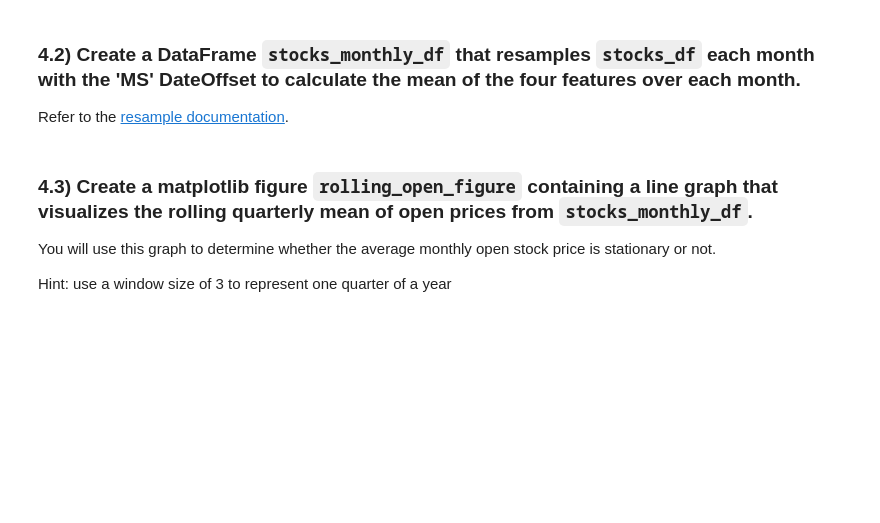
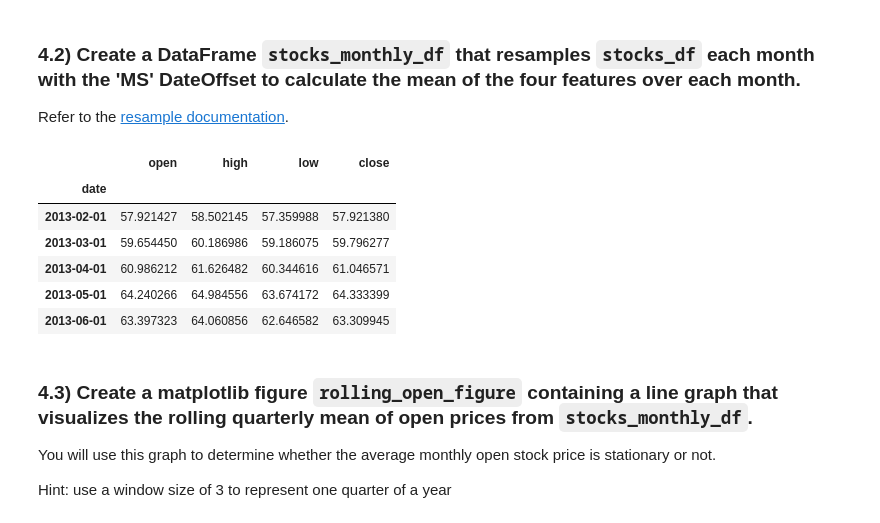
Before and after one commit to mccafj/DS-Live-091922, a Jupyter notebook: Phase4/assessments/Code_Challenge/index.ipynb, the cells around one changed output. Saved outputs shown, nothing was run; the diff lists cells and outputs as text; code cells hidden in the pictures; blank space fills up the shorter version.

```diff
--- a/Phase4/assessments/Code_Challenge/index.ipynb
+++ b/Phase4/assessments/Code_Challenge/index.ipynb
@@ -355,3 +423,13 @@ stocks_monthly_df = None
+# %%
+stocks_monthly_df.head()
+# %% [output]
+|  | open | high | low | close |
+| date |  |  |  |  |
+| 2013-02-01 | 57.921427 | 58.502145 | 57.359988 | 57.921380 |
+| 2013-03-01 | 59.654450 | 60.186986 | 59.186075 | 59.796277 |
+| 2013-04-01 | 60.986212 | 61.626482 | 60.344616 | 61.046571 |
+| 2013-05-01 | 64.240266 | 64.984556 | 63.674172 | 64.333399 |
+| 2013-06-01 | 63.397323 | 64.060856 | 62.646582 | 63.309945 |
 # %%
 # This test confirms that you have created a DataFrame named stocks_monthly_df
 
```
Also changed, not shown: parts of 23 cells of this notebook.
